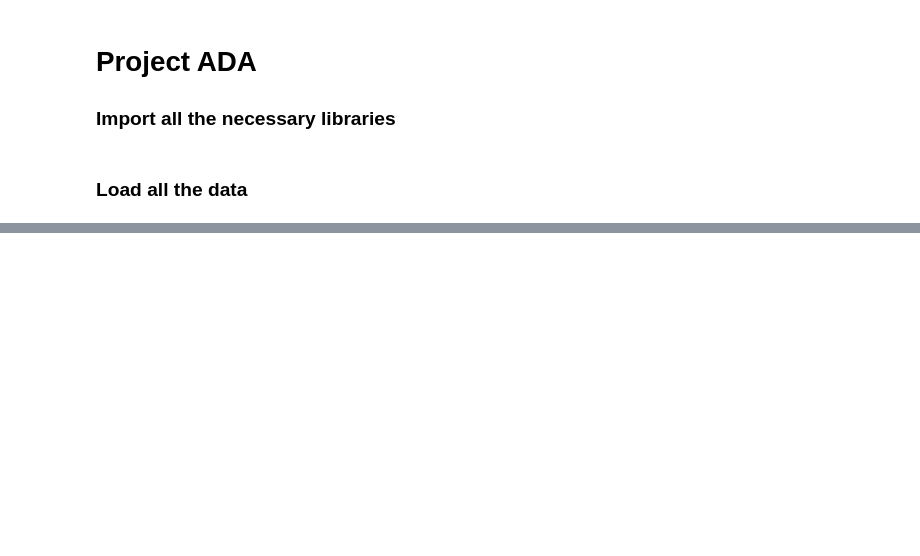
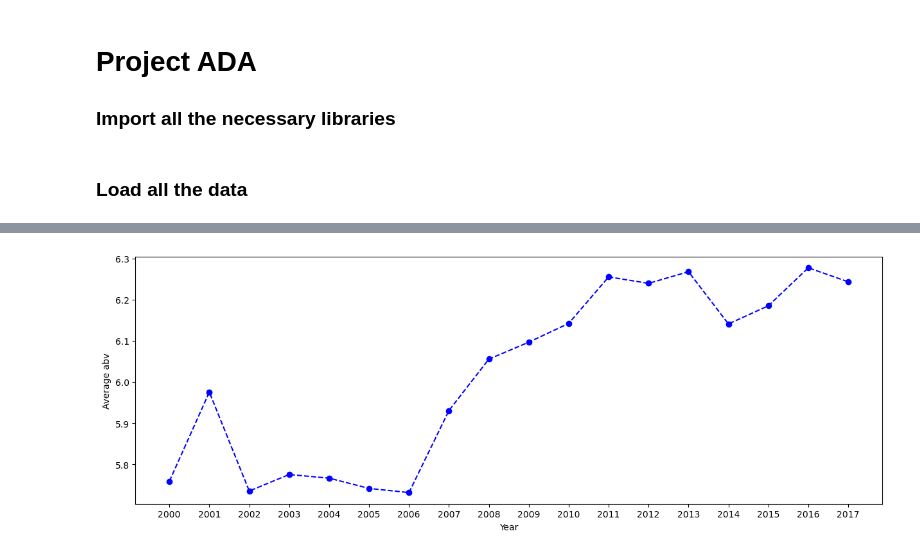
Before and after one commit to epfl-ada/ada-2024-project-sadamasochists, a Jupyter notebook: results.ipynb, the cells around one changed output, grey strips where cells are left out. Cells and saved outputs as stored; diff of their text form; code cells hidden in the pictures; blank space fills up the shorter version.

```diff
--- a/results.ipynb
+++ b/results.ipynb
@@ -45,0 +76,19 @@ plt.show()
+# %%
+LABEL_1 = 'palate'
+LABEL_2 = 'abv'
+
+# Get the average rating per country
+avg_rating_country = df_ratings_no_text.groupby('location').agg({LABEL_1: 'mean'})
+
+# Get the average ABV per country
+avg_abv_country = df_ratings_no_text.groupby('location').agg({LABEL_2: 'mean'})
+
+# Create an aggregated dataframe to then plot
+aggregated_df = pd.DataFrame({
+    'x': avg_rating_country[LABEL_1].values,
+    'y': avg_abv_country[LABEL_2].values,
+    'label': avg_rating_country.index
+})
+
+# Plot the scatter plot
+plot_scatter_plot(aggregated_df, 'Average Rating vs ABV per country', 'Average Rating', 'Average ABV', True)
@@ -46,2 +230,17 @@ plt.show()
+# %%
+LABEL = 'abv'
+fig = plt.figure(figsize=(15, 5))
+values = []
+for i, y in enumerate(unique_years):
+    df_averages = df_ratings_no_text[df_ratings_no_text['date'].dt.year == y].groupby('location').agg({LABEL: 'mean'})
+    avg_value = df_averages.mean()
+    values.append(avg_value[LABEL])
+plt.plot(unique_years, values, label='ABV', color='blue', linestyle='dashed', marker='o')
+plt.xticks(unique_years)
+plt.xlabel('Year')
+plt.ylabel(f'Average {LABEL}')
+plt.show()
+# %% [output]
+[figure, added]
 # %%
 import geopandas as gpd
```
Also changed, not shown: parts of 23 cells of this notebook, 4 other files.
